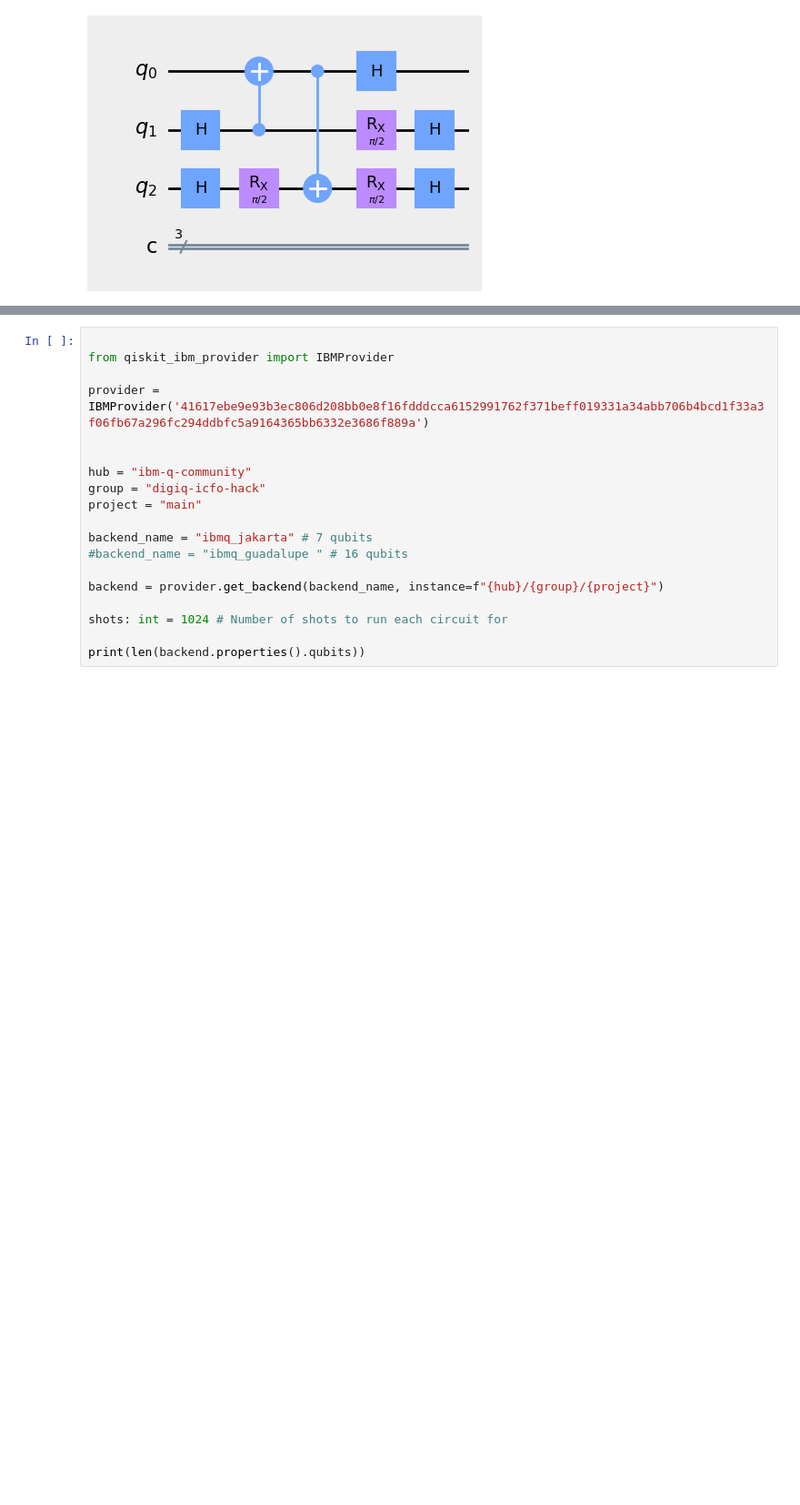
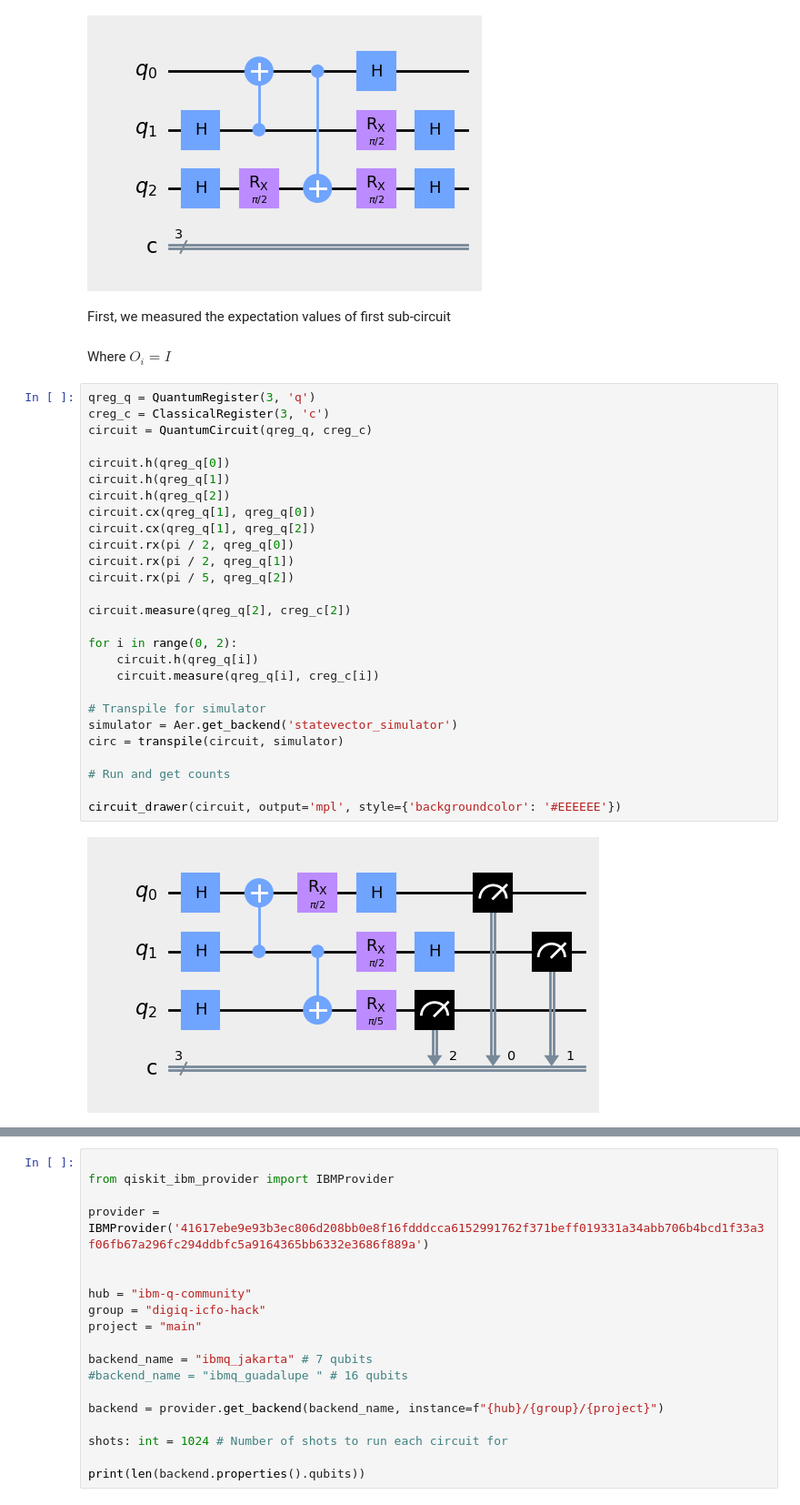
Before and after one commit to QuantumBarcelona/Qiskit-Hackathon-BCN, a Jupyter notebook: challenges/BSC_challenge.ipynb, the cells around one changed output, grey strips where cells are left out. Shown at 91% size. Cells and saved outputs as stored; diff of their text form; blank space fills up the shorter version.

Commit message:
first step

```diff
--- a/challenges/BSC_challenge.ipynb
+++ b/challenges/BSC_challenge.ipynb
@@ -245,3 +246,36 @@ circuit.draw()
 circuit_drawer(circuit, output='mpl', style={'backgroundcolor': '#EEEEEE'})
 # %% [output]
 [figure]
+# %% [markdown]
+First, we measured the expectation values of first sub-circuit
+# %% [markdown]
+Where $O_i = I$
+# %%
+qreg_q = QuantumRegister(3, 'q')
+creg_c = ClassicalRegister(3, 'c')
+circuit = QuantumCircuit(qreg_q, creg_c)
+
+circuit.h(qreg_q[0])
+circuit.h(qreg_q[1])
+circuit.h(qreg_q[2])
+circuit.cx(qreg_q[1], qreg_q[0])
+circuit.cx(qreg_q[1], qreg_q[2])
+circuit.rx(pi / 2, qreg_q[0])
+circuit.rx(pi / 2, qreg_q[1])
+circuit.rx(pi / 5, qreg_q[2])
+
+circuit.measure(qreg_q[2], creg_c[2])
+
+for i in range(0, 2):
+    circuit.h(qreg_q[i])
+    circuit.measure(qreg_q[i], creg_c[i])
+
+# Transpile for simulator
+simulator = Aer.get_backend('statevector_simulator')
+circ = transpile(circuit, simulator)
+
+# Run and get counts
+
+circuit_drawer(circuit, output='mpl', style={'backgroundcolor': '#EEEEEE'})
+# %% [output]
+[figure, added]
```
Also changed, not shown: parts of 11 cells of this notebook.
